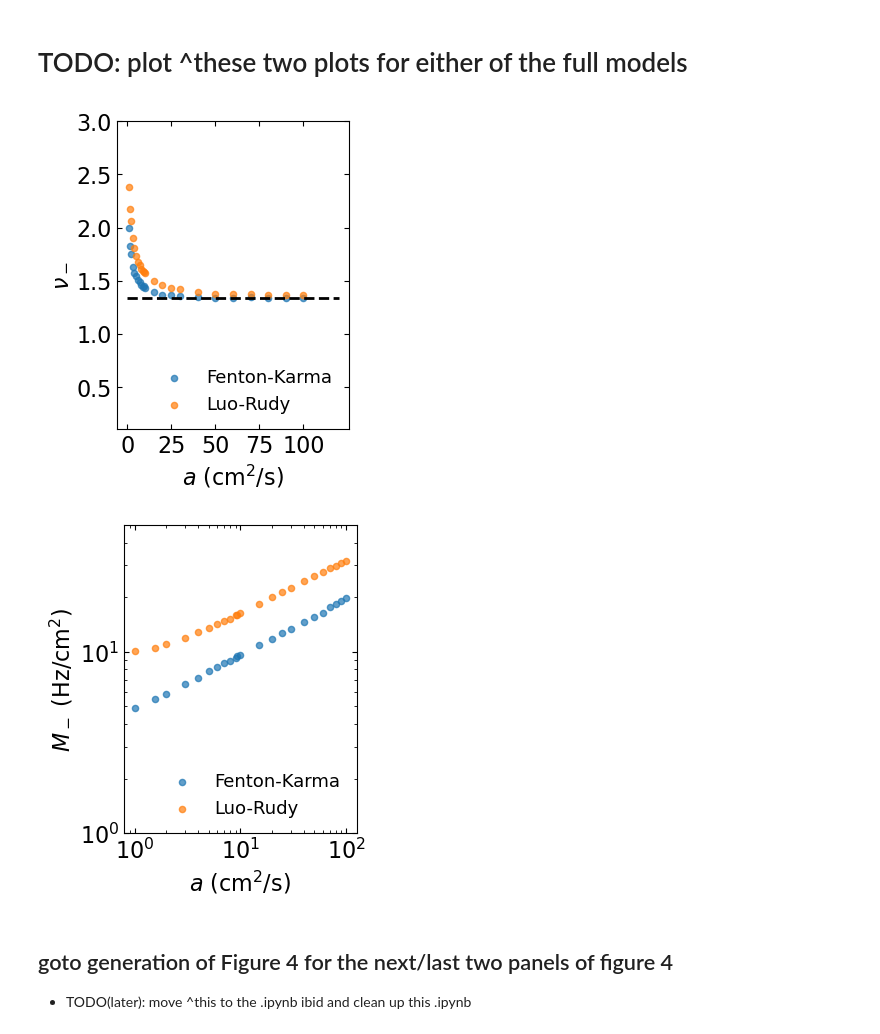
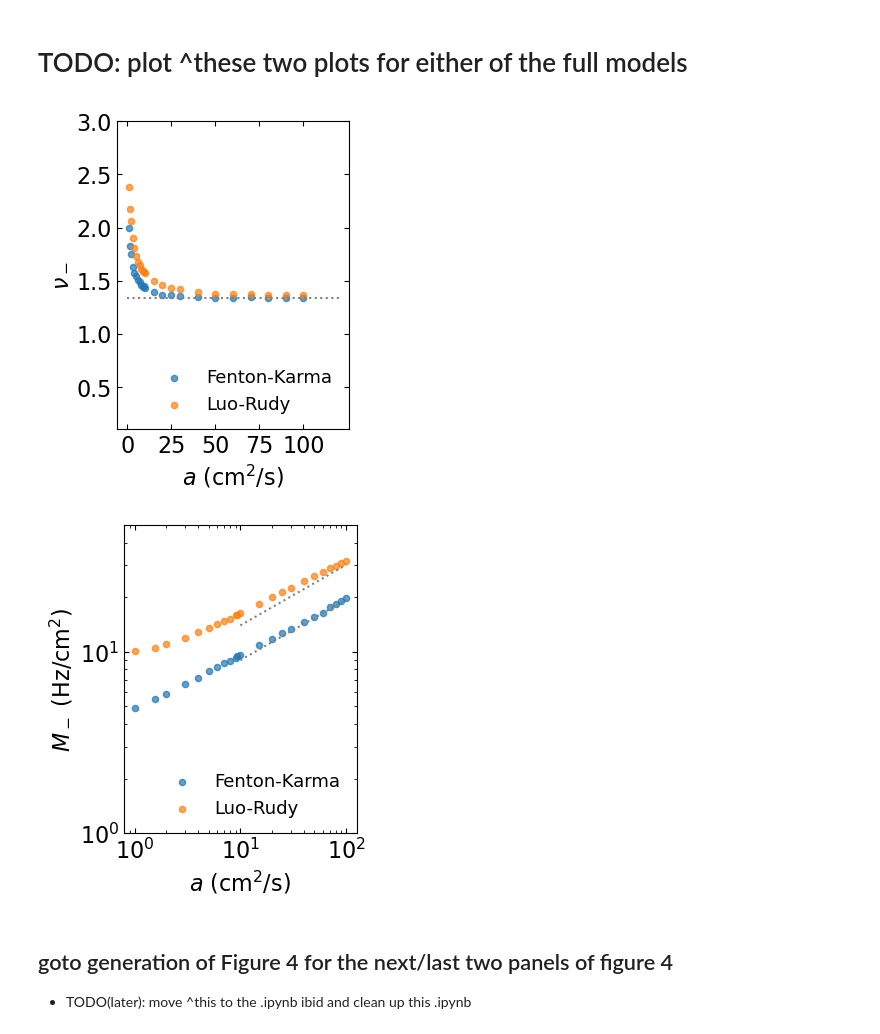
Before and after one commit to timtyree/bgmc, a Jupyter notebook: python/Generation of figure 3.ipynb, the cells around one changed output. Saved outputs shown, nothing was run; the diff lists cells and outputs as text; code cells hidden in the pictures.

```diff
--- a/python/Generation of figure 3.ipynb
+++ b/python/Generation of figure 3.ipynb
@@ -507,30 +507,30 @@ x_values = np.logspace(-3, .4, 1000)
 # %%
 #plot the panel
 cmap = 'viridis'
 num_points = 25
 c_col = 'rmse_full'
 # fontsize = 20
 fontsize=16
 figsize = (3, 4)  #(5,4)
 fig, ax = plt.subplots(figsize=figsize)
 #plot xy values for full models
 dict_data_fk['df_death_rate_versus_alinear'].plot.scatter(x='alinear',y='nu_minus',ax=ax,c='C0',alpha=0.7,label='Fenton-Karma')
 dict_data_lr['df_death_rate_versus_alinear'].plot.scatter(x='alinear',y='nu_minus',ax=ax,c='C1',alpha=0.7,label='Luo-Rudy')
 #plot dotted line at 4/3
 xv=np.linspace(0,120,10)
-ax.plot(xv,0.*xv+4/3,'k--',lw=2)
+ax.plot(xv,0.*xv+4/3,':',color='gray')#,'k--',lw=2)
 #format plot
 format_plot(ax=ax,xlabel=r'$a$ (cm$^2$/s)',ylabel=r'$\nu_-$',use_loglog=False,fontsize=fontsize)
 ax.set_xticks([0,25,50,75,100])
 ax.tick_params(top=True, right=True,direction='in',which='both')
 
 # AddLegend(ax=ax,xy=(0.1,0.990),fontsize=fontsize-3)
 AddLegend(ax=ax,xy=(0.1,0.25),fontsize=fontsize-3)
 
 ax.set_ylim([0.1,3])
 plt.show()
 # %% [output]
-[figure, old version]
+[figure, new version]
 # %%
 #plot the panel
 cmap = 'viridis'
@@ -547,15 +547,45 @@ dict_data_lr['df_death_rate_versus_alinear'].plot.scatter(x='alinear',y='M_minus
 format_plot(ax=ax,xlabel=r'$a$ (cm$^2$/s)',ylabel=r'$M_-$ (Hz/cm$^2)$',use_loglog=False,fontsize=fontsize)
 ax.set_xticks([0,25,50,75,100])
 ax.tick_params(top=True, right=True,direction='in',which='both')
-
 ax.set_xscale('log')
 ax.set_yscale('log')
 # AddLegend(ax=ax,xy=(0.1,0.990),fontsize=fontsize-3)
 AddLegend(ax=ax,xy=(0.1,0.25),fontsize=fontsize-3)
 ax.set_ylim([1,50])
+
+#####################
+# plot the legend
+#####################
+#get 2 token points for either of the full models
+#LR
+num = 1/3 # 1.638 # ±0.017
+# xlst=[0.14,0.8]
+xlst=[1e1,1e2]
+y1 = 9
+y2 = y1 * (xlst[1]/xlst[0])**num
+ylst=[y1,y2]
+xlst_lr = list(xlst)
+ylst_lr = list(ylst)
+
+#FK
+num = 1/3 # 1.88 # ±0.03
+# xlst=[1.4,8]
+# xlst=[7.,1e3]
+y1 = 14
+y2 = y1 * (xlst[1]/xlst[0])**num
+ylst=[y1,y2]
+xlst_fk = list(xlst)
+ylst_fk = list(ylst)
+
+
+#mark the slope corresponding to the FK model
+ax.plot(xlst_fk,ylst_fk,':',color='gray')
+#mark the slope corresponding to the LR model
+ax.plot(xlst_lr,ylst_lr,':',color='gray')
+#TOOD(in .odg): annotate slope marker as $nu_-$
 plt.show()
 # %% [output]
-[figure, old version]
+[figure, new version]
 # %%
 # df_graph_lr
 # %% [markdown]
```
